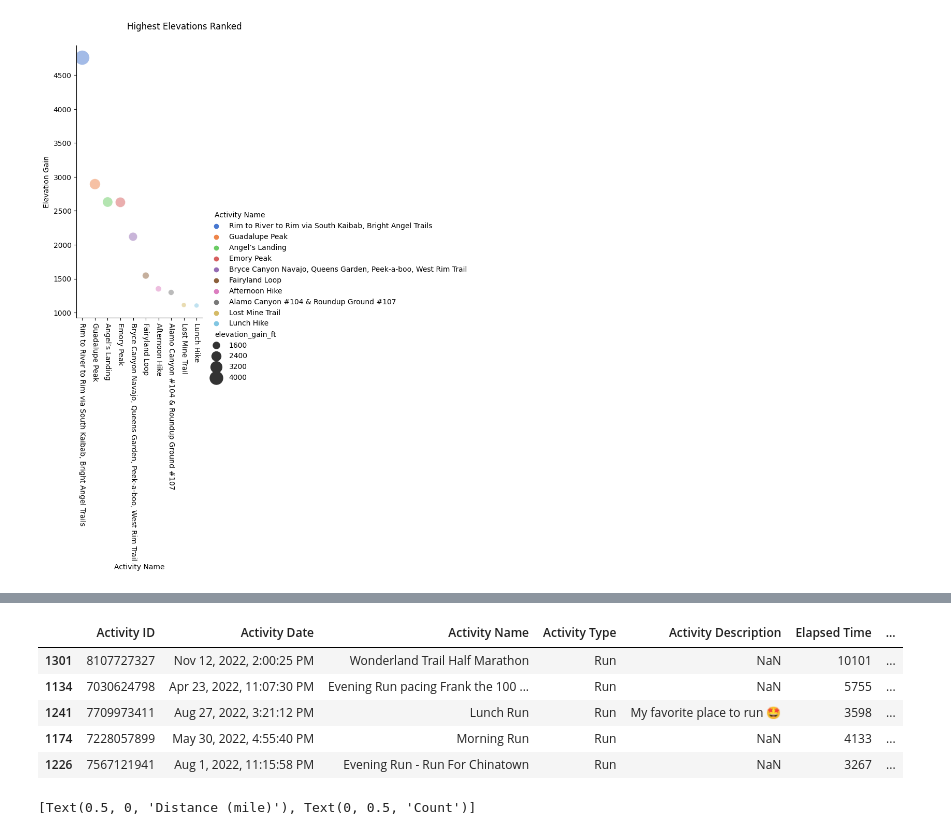
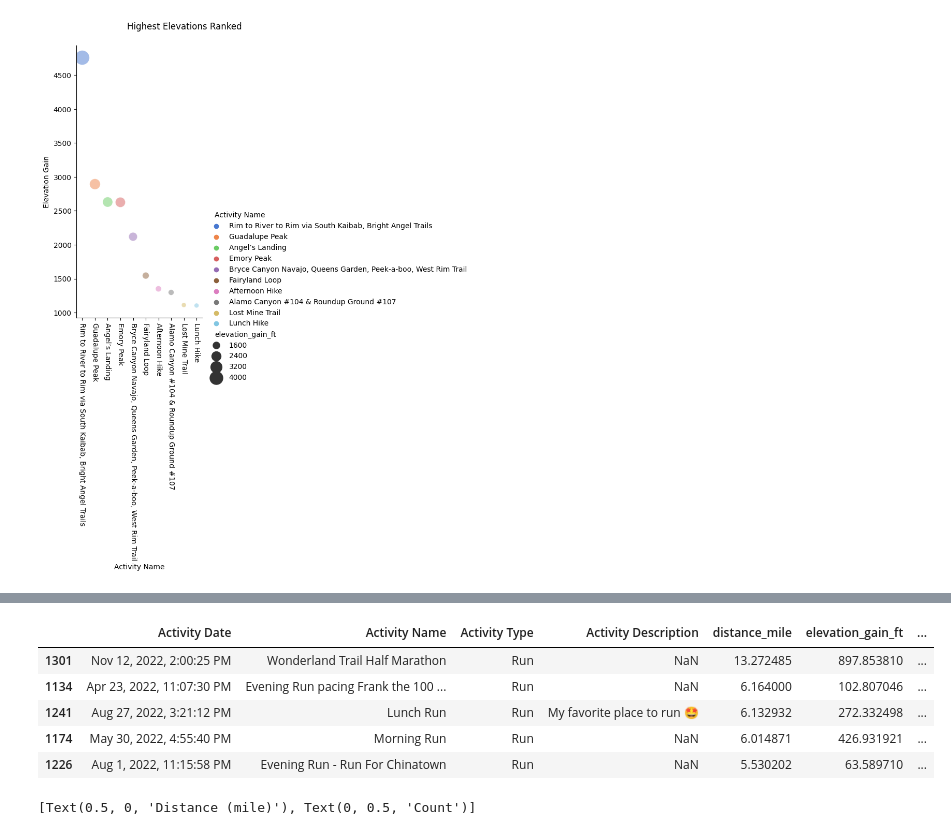
Before and after one commit to dazhaoniel/strava-recap-2022, a Jupyter notebook: strava2022.ipynb, the cells around one changed output, grey strips where cells are left out. Saved outputs shown, nothing was run; the diff lists cells and outputs as text; code cells hidden in the pictures.

```diff
--- a/strava2022.ipynb
+++ b/strava2022.ipynb
@@ -234,13 +234,13 @@ df_run.sort_values(by=['average_speed_mph'], ascending=False).head()
 # %%
 # longest run
-df_run.sort_values(by=['distance_mile'], ascending=False).head()
+df_run.sort_values(by=['distance_mile'], ascending=False)[['Activity Date', 'Activity Name', 'Activity Type', 'Activity Description', 'distance_mile', 'elevation_gain_ft', 'pace']].head()
 # %% [output]
-|  | Activity ID | Activity Date | Activity Name | Activity Type | Activity Description | Elapsed Time | ... |
-| 1301 | 8107727327 | Nov 12, 2022, 2:00:25 PM | Wonderland Trail Half Marathon | Run | NaN | 10101 | ... |
-| 1134 | 7030624798 | Apr 23, 2022, 11:07:30 PM | Evening Run pacing Frank the 100 ... | Run | NaN | 5755 | ... |
-| 1241 | 7709973411 | Aug 27, 2022, 3:21:12 PM | Lunch Run | Run | My favorite place to run 🤩 | 3598 | ... |
-| 1174 | 7228057899 | May 30, 2022, 4:55:40 PM | Morning Run | Run | NaN | 4133 | ... |
-| 1226 | 7567121941 | Aug 1, 2022, 11:15:58 PM | Evening Run - Run For Chinatown | Run | NaN | 3267 | ... |
+|  | Activity Date | Activity Name | Activity Type | Activity Description | distance_mile | elevation_gain_ft | ... |
+| 1301 | Nov 12, 2022, 2:00:25 PM | Wonderland Trail Half Marathon | Run | NaN | 13.272485 | 897.853810 | ... |
+| 1134 | Apr 23, 2022, 11:07:30 PM | Evening Run pacing Frank the 100 ... | Run | NaN | 6.164000 | 102.807046 | ... |
+| 1241 | Aug 27, 2022, 3:21:12 PM | Lunch Run | Run | My favorite place to run 🤩 | 6.132932 | 272.332498 | ... |
+| 1174 | May 30, 2022, 4:55:40 PM | Morning Run | Run | NaN | 6.014871 | 426.931921 | ... |
+| 1226 | Aug 1, 2022, 11:15:58 PM | Evening Run - Run For Chinatown | Run | NaN | 5.530202 | 63.589710 | ... |
 # %%
 # Distribution of Runs
 g = sns.histplot(x='distance_mile', data=df_run, color='purple')
```
Also changed, not shown: parts of 3 cells of this notebook.
